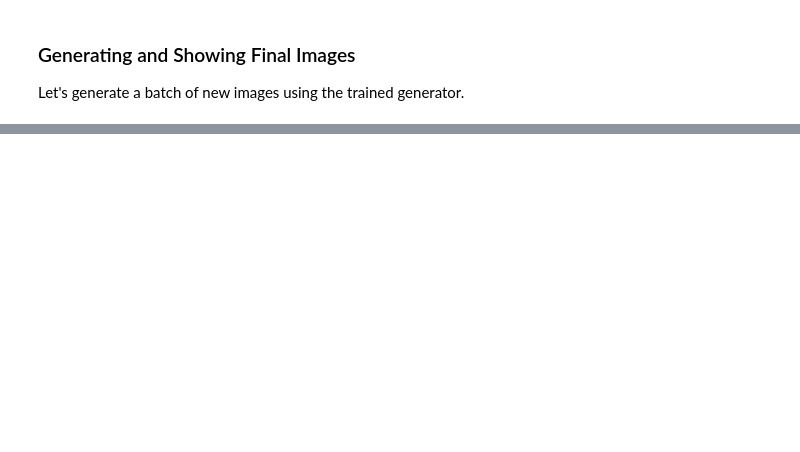
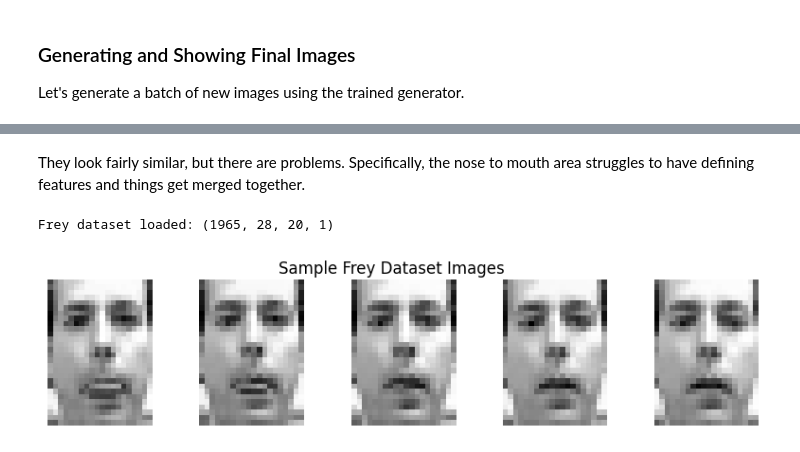
Before and after one commit to bshowell0/csc587, a Jupyter notebook: hw3/main.ipynb, the cells around one changed output, grey strips where cells are left out. Cells and saved outputs as stored; diff of their text form; code cells hidden in the pictures; blank space fills up the shorter version.

```diff
--- a/hw3/main.ipynb
+++ b/hw3/main.ipynb
@@ -313,0 +364,36 @@ Generating some final samples...
+# %% [markdown]
+They look fairly similar, but there are problems. Specifically, the nose to mouth area struggles to have defining features and things get merged together.
+# %%
+def get_frey_data():
+    try:
+        path = get_file('frey_rawface.mat',
+                        'https://www.dropbox.com/scl/fi/m70sh4ef39pvy01czc63r/frey_rawface.mat?rlkey=5v6meiap55z68ada2roxwxuql&dl=1',
+                        cache_subdir='datasets')
+        data = np.transpose(loadmat(path)['ff'])
+        x_train_frey = np.reshape(data, (-1, 28, 20, 1))
+        x_train_frey = x_train_frey.astype('float32')
+        x_train_frey /= 255.0  # Normalize to [0, 1]
+        x_train_frey = (x_train_frey * 2.0) - 1.0  # Normalize to [-1, 1]
+        return x_train_frey
+    except Exception as e:
+        print(f"Error loading Frey dataset: {e}")
+        return None
+
+x_train_frey = get_frey_data()
+
+IMG_H, IMG_W, IMG_C = x_train_frey.shape[1:]
+FLAT_DIM = IMG_H * IMG_W * IMG_C
+print(f"Frey dataset loaded: {x_train_frey.shape}")
+
+# Display a few example images
+plt.figure(figsize=(10, 2))
+for i in range(5):
+    plt.subplot(1, 5, i + 1)
+    img_display = (x_train_frey[i] + 1.0) / 2.0 # De-normalize for display
+    plt.imshow(np.squeeze(img_display))
+    plt.axis('off')
+plt.suptitle("Sample Frey Dataset Images")
+plt.show()
+# %% [output]
+Frey dataset loaded: (1965, 28, 20, 1)
+[figure, added]
```
Also changed, not shown: parts of 11 cells of this notebook.
